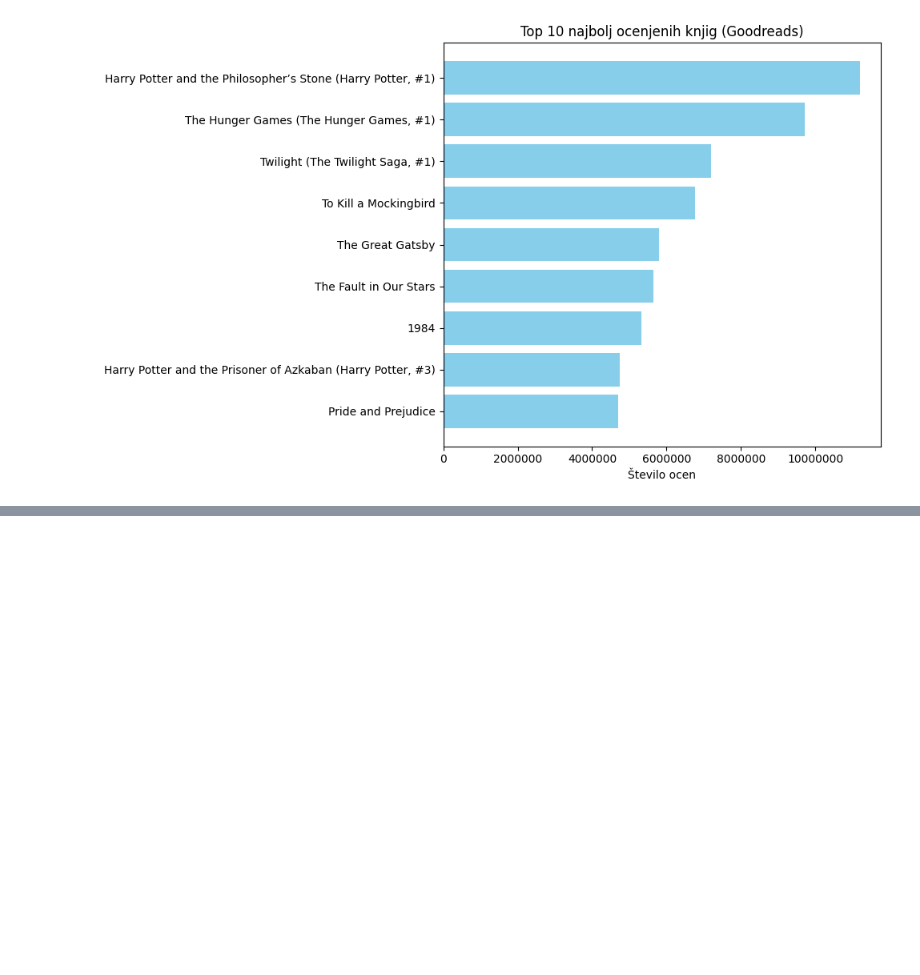
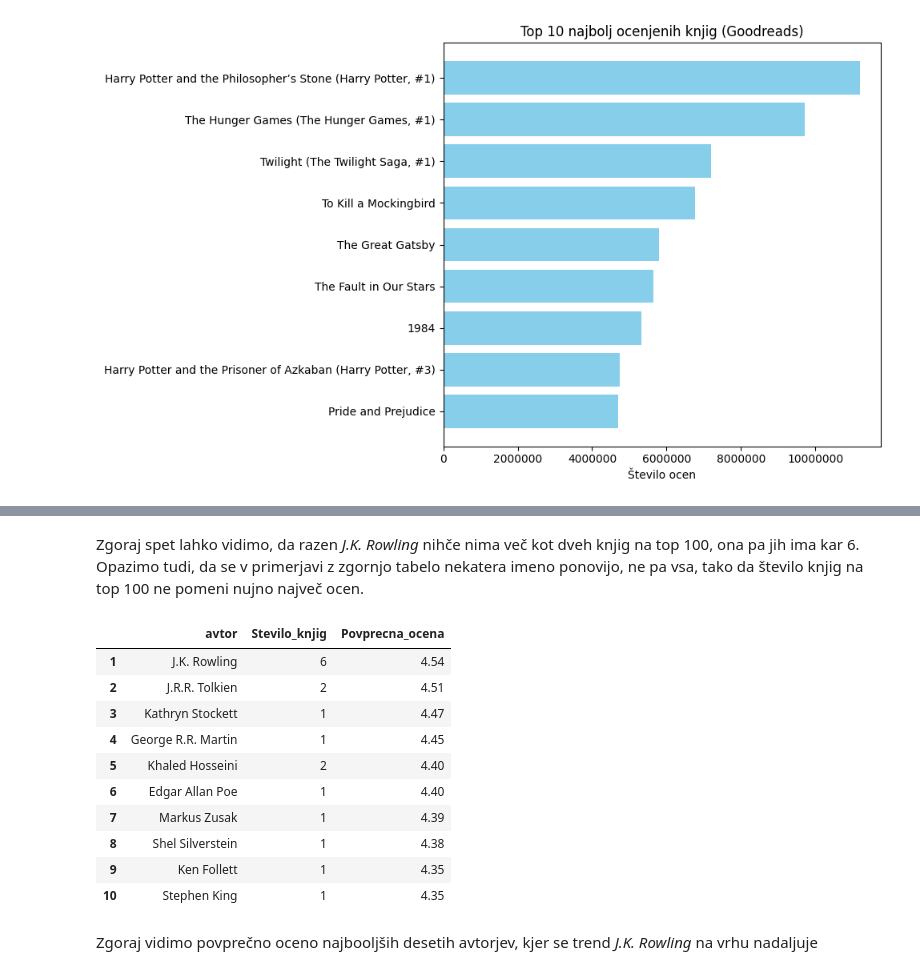
Before and after one commit to Anzevogric/uvp_projektna_naloga, a Jupyter notebook: notebooks/analiza.ipynb, the cells around one changed output, grey strips where cells are left out. Saved outputs shown, nothing was run; the diff lists cells and outputs as text; code cells hidden in the pictures; blank space fills up the shorter version.

```diff
--- a/notebooks/analiza.ipynb
+++ b/notebooks/analiza.ipynb
@@ -104,0 +153,28 @@ Najbolj priljubljene knjige, kot so *Harry Potter and the Sorcerer's Stone*, *19
+# %% [markdown]
+Zgoraj spet lahko vidimo, da razen *J.K. Rowling* nihče nima več kot dveh knjig na top 100, ona pa jih ima kar 6. Opazimo tudi, da se v primerjavi z zgornjo tabelo nekatera imeno ponovijo, ne pa vsa, tako da število knjig na top 100 ne pomeni nujno največ ocen.
+# %%
+avtorji = (
+    df.groupby("avtor", as_index=False)
+    .agg(
+        Stevilo_knjig=("naslov", "count"),
+        Povprecna_ocena=("povprečna ocena", "mean")
+    )
+)
+avtorji["Povprecna_ocena"] = avtorji["Povprecna_ocena"].round(2)
+top10_best_rated = avtorji.sort_values("Povprecna_ocena", ascending=False).head(10)
+top10_best_rated.index = range(1, len(top10_best_rated) + 1)
+top10_best_rated
+# %% [output]
+|  | avtor | Stevilo_knjig | Povprecna_ocena |
+| 1 | J.K. Rowling | 6 | 4.54 |
+| 2 | J.R.R. Tolkien | 2 | 4.51 |
+| 3 | Kathryn Stockett | 1 | 4.47 |
+| 4 | George R.R. Martin | 1 | 4.45 |
+| 5 | Khaled Hosseini | 2 | 4.40 |
+| 6 | Edgar Allan Poe | 1 | 4.40 |
+| 7 | Markus Zusak | 1 | 4.39 |
+| 8 | Shel Silverstein | 1 | 4.38 |
+| 9 | Ken Follett | 1 | 4.35 |
+| 10 | Stephen King | 1 | 4.35 |
+# %% [markdown]
+Zgoraj vidimo povprečno oceno najbooljših desetih avtorjev, kjer se trend *J.K. Rowling* na vrhu nadaljuje
```
Also changed, not shown: parts of 5 cells of this notebook.
